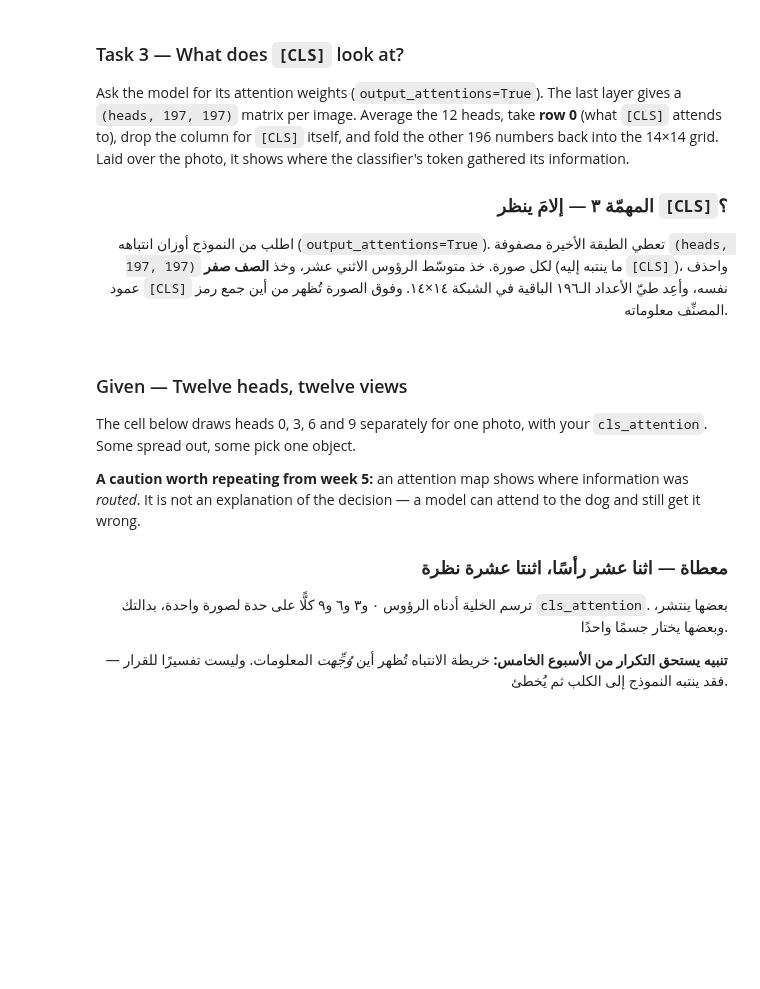
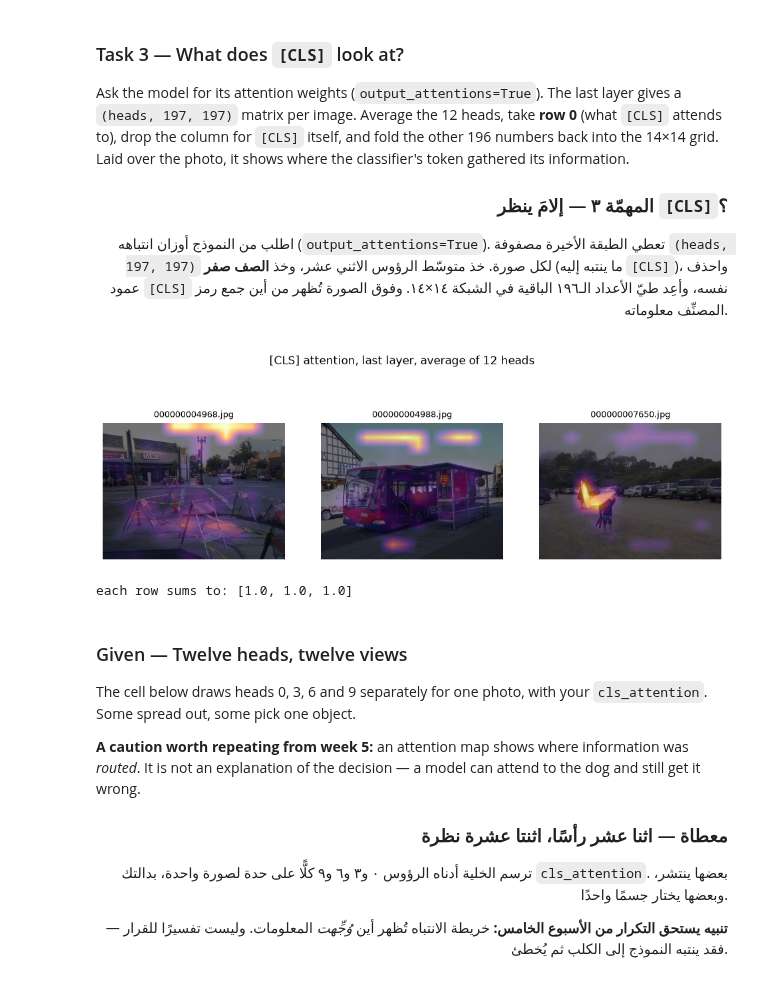
Before and after one commit to albandricx/AIEP_Olo_student, a Jupyter notebook: week_7_multimodal/labs/D1_vit_ssl/D1_vit_ssl_blank.ipynb, the cells around one changed output. Drawn from its saved outputs; the diff is of its cells as text; code cells hidden in the pictures; blank space fills up the shorter version.

```diff
--- a/week_7_multimodal/labs/D1_vit_ssl/D1_vit_ssl_blank.ipynb
+++ b/week_7_multimodal/labs/D1_vit_ssl/D1_vit_ssl_blank.ipynb
@@ -369,33 +418,53 @@ Laid over the photo, it shows where the classifier's token gathered its informat
 # 3) row = weights[0]; grid = row[1:].reshape(GRID, GRID).
 #
 # ١) `out = vit.vit(**inputs, output_attentions=True)`؛ و`out.attentions[-1][0]` شكله `(12, 197, 197)`.
 # ٢) إن كان `head` يساوي `None` فخذ `.mean(0)` على الرؤوس، وإلا فخذ `[head]`.
 # ٣) `row = weights[0]`؛ ثم `grid = row[1:].reshape(GRID, GRID)`.
 # ────────────────────────────────────────────────────────────────────
 
 def cls_attention(image, head=None):
     """The [CLS] row of the last layer's attention, as a 14x14 grid, plus the whole 197-long row."""
     out = vit.vit(**processor(images=image, return_tensors="pt"), output_attentions=True)
     # TODO: Average the heads (or pick one), take row 0, and reshape its last 196 numbers to (GRID, GRID).
     # مهمة: خذ متوسّط الرؤوس (أو اختر واحدًا)، وخذ الصف صفر، وأعِد تشكيل أعداده الـ١٩٦ الأخيرة إلى `(GRID, GRID)`.
+    with torch.no_grad():
+        out = vit.vit(
+            **processor(images=image, return_tensors="pt"),
+            output_attentions=True
+        )
+
+    attention = out.attentions[-1][0]
+
+    if head is None:
+        weights = attention.mean(0)
+    else:
+        weights = attention[head]
+
+    row = weights[0]
+    grid = row[1:].reshape(GRID, GRID)
+
+    return grid.cpu().numpy(), row.cpu().numpy()
 
 
 def overlay(image, grid, ax, title):
     big = np.asarray(Image.fromarray(grid).resize(image.size, Image.BILINEAR))
     ax.imshow(image); ax.imshow(big, cmap="inferno", alpha=0.55)
     ax.set_title(title, fontsize=9); ax.axis("off")
 
 
 ROWS = []
 fig, axes = plt.subplots(1, 3, figsize=(12, 4.2))
 for ax, path in zip(axes, PHOTOS[:3]):
     scene = Image.open(path).convert("RGB")
     grid, row = cls_attention(scene)
     ROWS.append(row)
     overlay(scene, grid, ax, path.name)
 fig.suptitle("[CLS] attention, last layer, average of 12 heads")
 plt.show()
 print("each row sums to:", [round(float(r.sum()), 4) for r in ROWS])
+# %% [output]
+[figure, added]
+each row sums to: [1.0, 1.0, 1.0]
 # %% [markdown]
 ### Given — Twelve heads, twelve views
 
```
Also changed, not shown: parts of 12 cells of this notebook.
